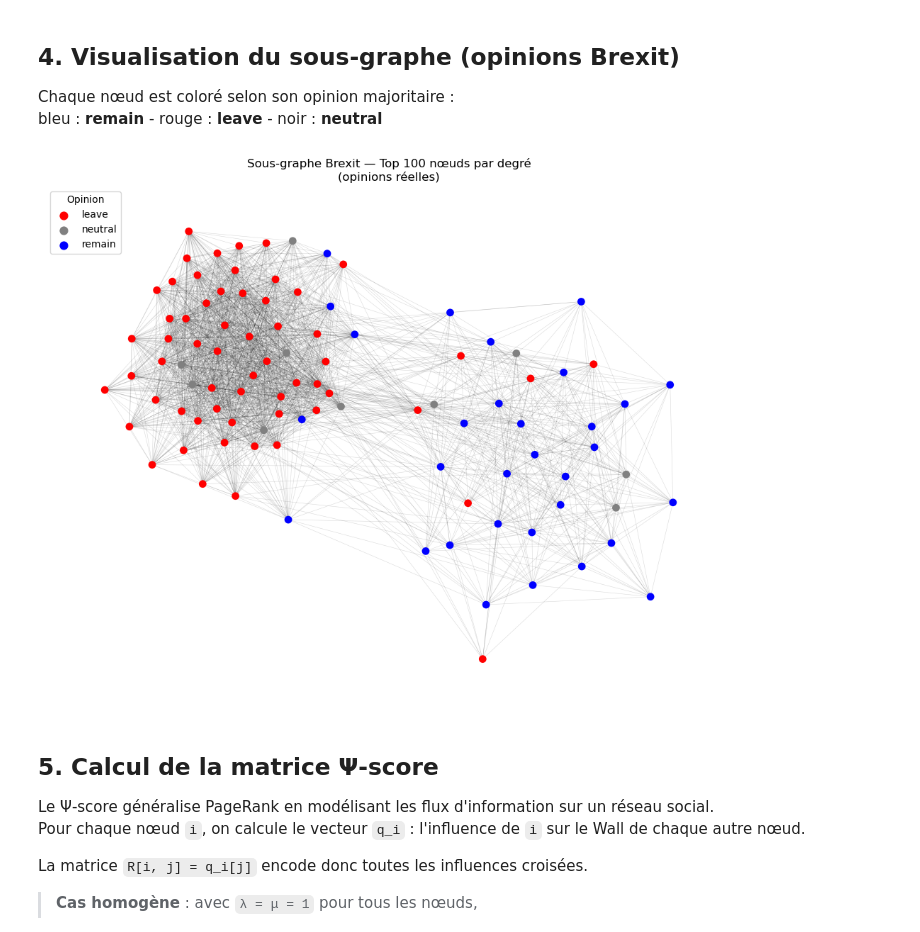
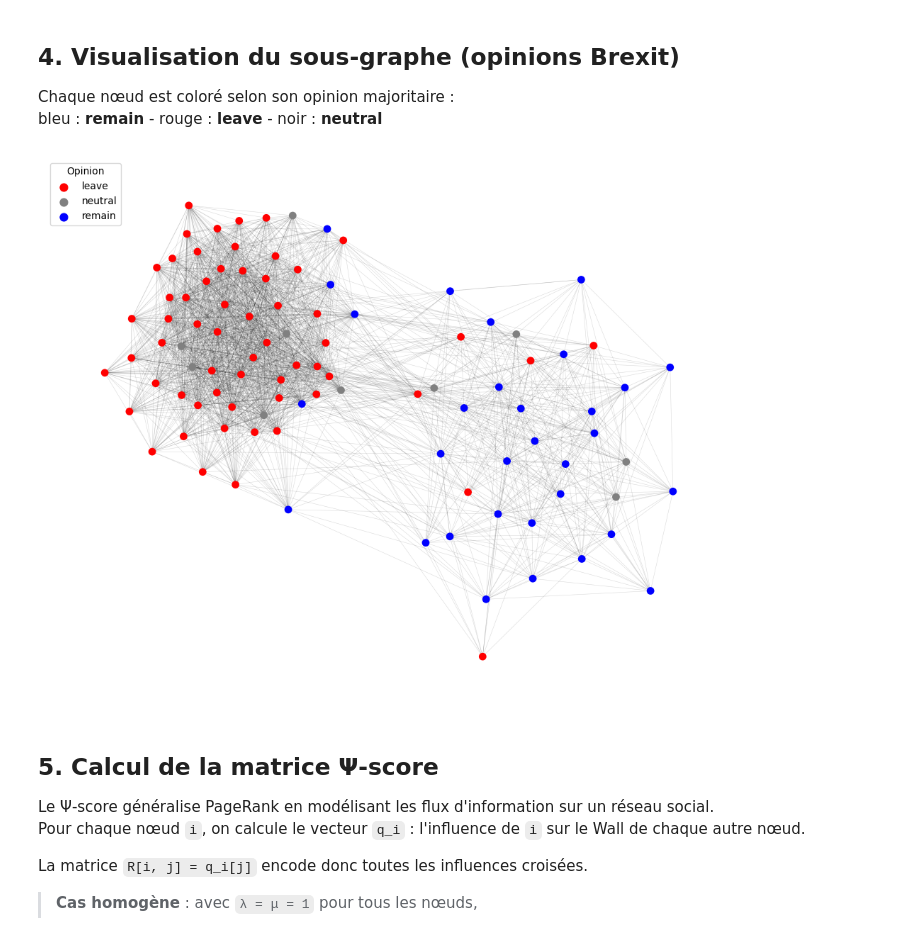
Before and after one commit to hocineb18/projet_de_recherche, a Jupyter notebook: brexit_psi_score.ipynb, the cells around one changed output. Cells and saved outputs as stored; diff of their text form; code cells hidden in the pictures.

```diff
--- a/brexit_psi_score.ipynb
+++ b/brexit_psi_score.ipynb
@@ -87,29 +87,24 @@ Chaque nœud est coloré selon son opinion majoritaire :
 bleu : **remain** - rouge : **leave** - noir : **neutral**
 # %%
 palette = {"leave": "red", "neutral": "gray", "remain": "blue"}
-
 node_colors_opinion = [
     palette.get(subgraph.nodes[n].get("max_opinion", "neutral"), "gray")
     for n in subgraph.nodes()
 ]
-
 pos = nx.spring_layout(subgraph, seed=42)
-
 plt.figure(figsize=(10, 8))
 nx.draw_networkx_edges(subgraph, pos, alpha=0.15, width=0.4)
 nx.draw_networkx_nodes(subgraph, pos, node_size=60,
                        node_color=node_colors_opinion, linewidths=0)
-
-# Légende manuelle
 for label, color in palette.items():
     plt.scatter([], [], c=color, label=label, s=60)
 plt.legend(title="Opinion", loc="upper left")
-plt.title(f"Sous-graphe Brexit — Top {K} nœuds par degré\n(opinions réelles)")
 plt.axis("off")
 plt.tight_layout()
+plt.savefig("CD_op.pdf", format="pdf", bbox_inches="tight")
 plt.show()
 # %% [output]
-[figure, old version]
+[figure, new version]
 # %% [markdown]
 ## 5. Calcul de la matrice Ψ-score
 
```
Also changed, not shown: parts of 5 cells of this notebook.
